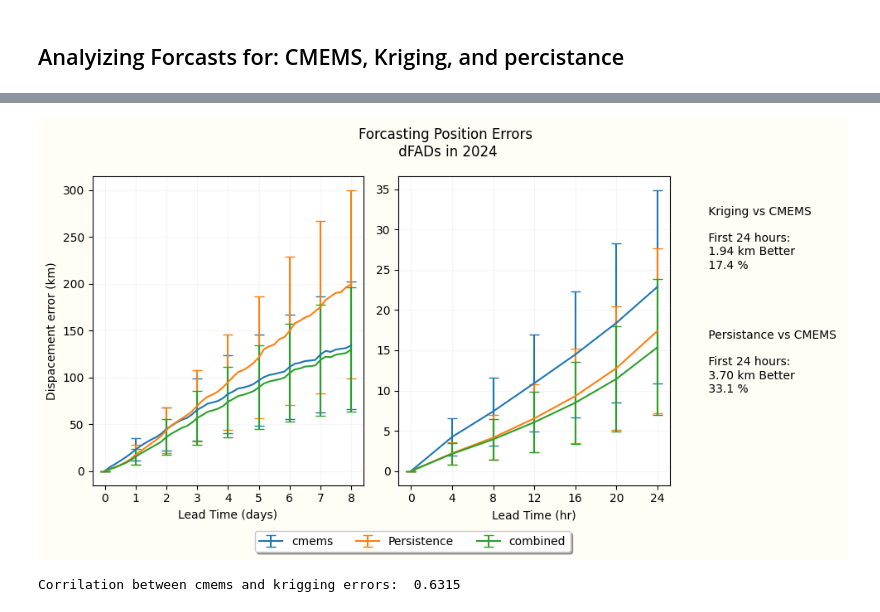
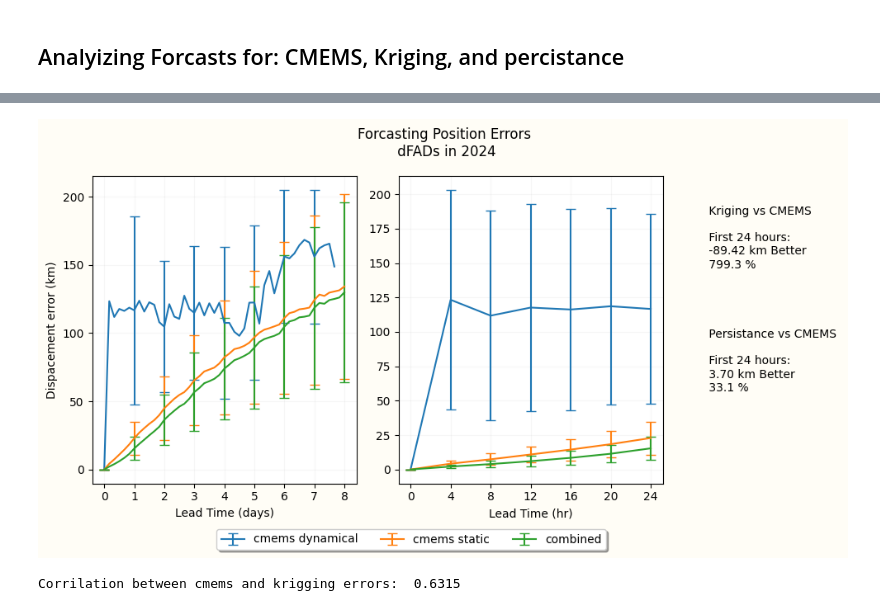
Before and after one commit to Colin-zerfass/fate-core, a Jupyter notebook: Code/Parcels/Output_analyze.ipynb, the cells around one changed output, grey strips where cells are left out. Drawn from its saved outputs; the diff is of its cells as text; code cells hidden in the pictures.

Commit message:
Implementing Dynamical Model

```diff
--- a/Code/Parcels/Output_analyze.ipynb
+++ b/Code/Parcels/Output_analyze.ipynb
@@ -13,13 +13,13 @@ import shapely as shp
 # %% [markdown]
 ## Analyizing Forcasts for: CMEMS, Kriging, and percistance
 # %%
-ds = pd.read_csv("saved_output/combined_krigging2024.csv")
+ds = pd.read_csv("output/Forecast[0].csv")
 ds2 = pd.read_csv("./saved_output/combined_cmems2024.csv")
 ds3 = pd.read_csv("saved_output/combined_Percistance2024.csv")
-ds4 = pd.read_csv("saved_output/combined_No_Forcast_2024.csv")
+#ds4 = pd.read_csv("saved_output/combined_No_Forcast_2024.csv")
 ds5 = pd.read_csv("saved_output/combined_Autocorrelation.csv")
 #pts = pd.read_csv("../Data/pts_csv.csv")
-ds3 = ds3.drop(columns= "BuoyID")
+ds3 = ds3.drop(columns= "BouyID")
 ds3=ds3.rename(columns={"Latitude_true" : "lat_true", "Longitude_true": "lon_true",
                   "Latitude_persistence": "lat_forcast",
                     "Longitude_persistence": "lon_forcast",
@@ -149,39 +173,39 @@ ax_stats.text(0,0.7,stats_k)
 stats_p = f" Persistance vs CMEMS \n \n First 24 hours: \n {Pers_km24:0.2f} km Better \n{Pers_percent24: 0.1f} %"
 ax_stats.text(0,0.3,stats_p)
 
-#ax0.errorbar(bins[:]/24, lte[:], yerr = std, errorevery=6, capsize = 4, label = "kriging")
-ax0.errorbar(bins[:]/24, lte2[:], yerr = std2[:], errorevery=6, capsize = 4, label = "cmems")
-ax0.errorbar(bins[:]/24, lte3[:], yerr = std3[:], errorevery = 6, capsize = 4, label = "Persistence")
+ax0.errorbar(bins[:]/24, lte[:], yerr = std, errorevery=6, capsize = 4, label = "cmems dynamical")
+ax0.errorbar(bins[:]/24, lte2[:], yerr = std2[:], errorevery=6, capsize = 4, label = "cmems static")
+#ax0.errorbar(bins[:]/24, lte3[:], yerr = std3[:], errorevery = 6, capsize = 4, label = "Persistence")
 ax0.errorbar(bins[:]/24, lte5[:], yerr = std5[:], errorevery = 6, capsize = 4, label = "combined")
 #ax0.errorbar(bins[:]/24, lte4[:], yerr = std4[:], errorevery = 6, capsize = 4, label = "No_forecast")
 #ax0.plot(bins/24, Noforcast, color = "k", linestyle = "--", alpha = 0.5)
 
 
-#ax1.errorbar(bins[0:7], lte[:7], yerr = std[:7], capsize = 4)
+ax1.errorbar(bins[0:7], lte[:7], yerr = std[:7], capsize = 4)
 ax1.errorbar(bins[0:7], lte2[:7], yerr = std2[:7], capsize = 4)
-ax1.errorbar(bins[0:7], lte3[:7], yerr = std3[:7], capsize =4 )
+#ax1.errorbar(bins[0:7], lte3[:7], yerr = std3[:7], capsize =4 )
 ax1.errorbar(bins[0:7], lte5[:7], yerr = std5[:7], capsize =4 )
 #ax1.errorbar(bins[0:7], lte4[:7], yerr = std4[:7], capsize =4 )
 #ax1.plot(bins[0:7], Noforcast[0:7], color = "k", linestyle = "--", alpha = 0.5)
 ax0.set_xticks(np.linspace(0,8,9))
 ax1.set_xticks(np.linspace(0,24,7))
 
 ax0.set_ylabel("Dispacement error (km)")
 ax0.set_xlabel("Lead Time (days)")
 ax1.set_xlabel("Lead Time (hr)")
 ax0.grid(alpha = 0.1)
 ax1.grid(alpha = 0.1)
 
 
 
 fig.legend(loc='upper center', bbox_to_anchor=(3.2/7, 0.02),
           fancybox=True, shadow=True, ncol=5)
 fig.suptitle("Forcasting Position Errors \n dFADs in 2024 ")
 fig.set_facecolor("#FFFDF6")
 fig.tight_layout()
 #fig.savefig(r"C:\FATE\Figures\Leadtime_cmems_krigging_persistance.png")
 # %% [output]
-[figure, old version]
+[figure, new version]
 # %%
 ## Check covarience/corrilation between cmems and kirigging.
 corrilation = np.corrcoef(ds["error_km"].dropna(), ds2["error_km"].dropna() )
```
Also changed, not shown: parts of 8 cells of this notebook, 16 other files.
